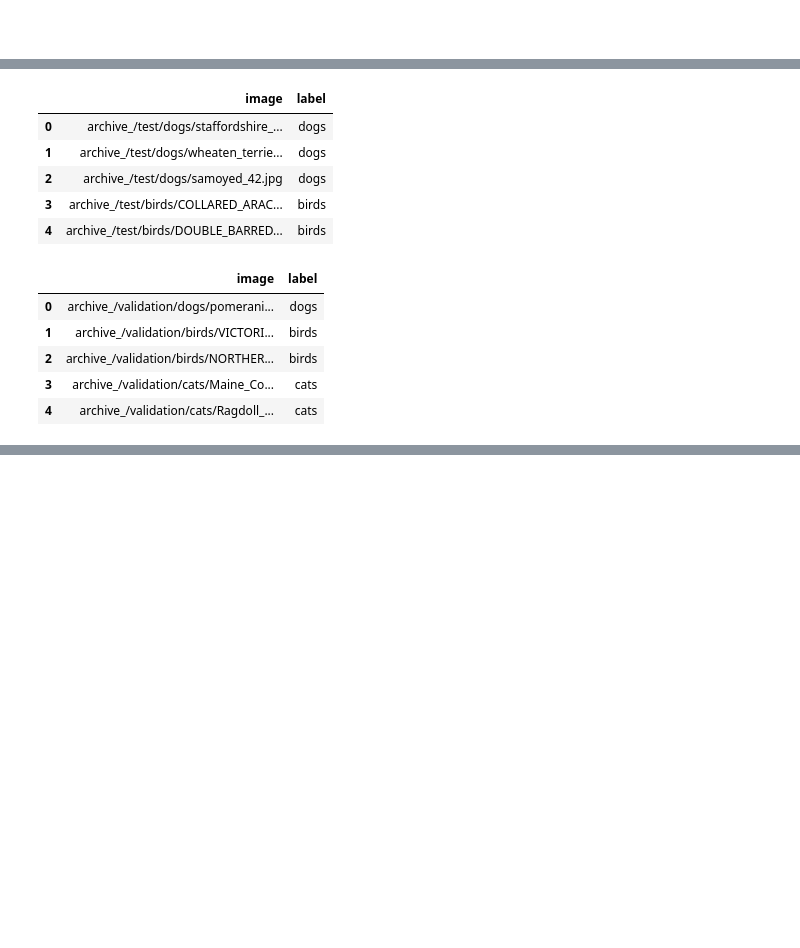
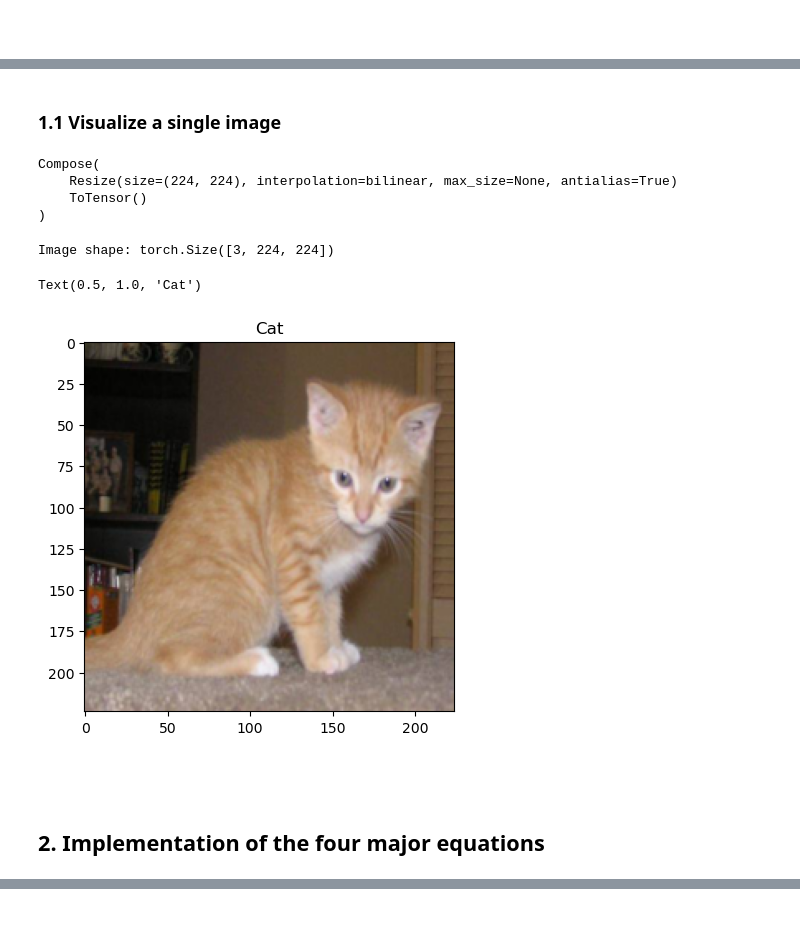
Before and after one commit to Adeniyilowee/Vision-Transformer-Workshop, a Jupyter notebook: 3. Vision Transformer.ipynb, the cells around one changed output, grey strips where cells are left out. Drawn from its saved outputs; the diff is of its cells as text; code cells hidden in the pictures; blank space fills up the shorter version.

```diff
--- a/3. Vision Transformer.ipynb
+++ b/3. Vision Transformer.ipynb
@@ -150,38 +104,31 @@ train.head()
-# %%
-test_directory = "archive/test/"
-test = pd.DataFrame()
-test['image'], test['label'] = load_dataset(test_directory)
-
-# shuffle the dataset
-control = 'label'
-random_order = np.random.permutation(len(test))
-test['RandomOrder'] = random_order
-test = test.sort_values(by=['RandomOrder', control]).reset_index(drop=True)
-test = test.drop(columns=['RandomOrder'])
-test.head()
-# %% [output]
-|  | image | label |
-| 0 | archive_/test/dogs/staffordshire_... | dogs |
-| 1 | archive_/test/dogs/wheaten_terrie... | dogs |
-| 2 | archive_/test/dogs/samoyed_42.jpg | dogs |
-| 3 | archive_/test/birds/COLLARED_ARAC... | birds |
-| 4 | archive_/test/birds/DOUBLE_BARRED... | birds |
-# %%
-val_directory = "archive/validation/"
-val = pd.DataFrame()
-val['image'], val['label'] = load_dataset(val_directory)
-
-# shuffle the dataset
-control = 'label'
-random_order = np.random.permutation(len(val))
-val['RandomOrder'] = random_order
-val = val.sort_values(by=['RandomOrder', control]).reset_index(drop=True)
-val = val.drop(columns=['RandomOrder'])
-val.head()
-# %% [output]
-|  | image | label |
-| 0 | archive_/validation/dogs/pomerani... | dogs |
-| 1 | archive_/validation/birds/VICTORI... | birds |
-| 2 | archive_/validation/birds/NORTHER... | birds |
-| 3 | archive_/validation/cats/Maine_Co... | cats |
-| 4 | archive_/validation/cats/Ragdoll_... | cats |
+# %% [markdown]
+### 1.1 Visualize a single image
+# %%
+# Create image size
+img_size = 224 # comes from Table 3 of the ViT paper
+
+data_transform = transforms.Compose([transforms.Resize((img_size, img_size)),
+                                     transforms.ToTensor()])
+
+print(data_transform)
+# %% [output]
+Compose(
+    Resize(size=(224, 224), interpolation=bilinear, max_size=None, antialias=True)
+    ToTensor()
+)
+# %%
+img = Image.open('predict_image.jpg')
+image = data_transform(img)
+
+label = ['Cat']
+print(f"Image shape: {image.shape}")
+plt.imshow(np.transpose(image, (1, 2, 0))) # image shape is [3, 224,224] (colour channels, height, width)
+plt.title(label[0])
+# %% [output]
+Image shape: torch.Size([3, 224, 224])
+Text(0.5, 1.0, 'Cat')
+[figure, added]
+# %% [markdown]
+#
+# %% [markdown]
+## 2. Implementation of the four major equations
```
Also changed, not shown: parts of 170 cells of this notebook, 5 other files.
